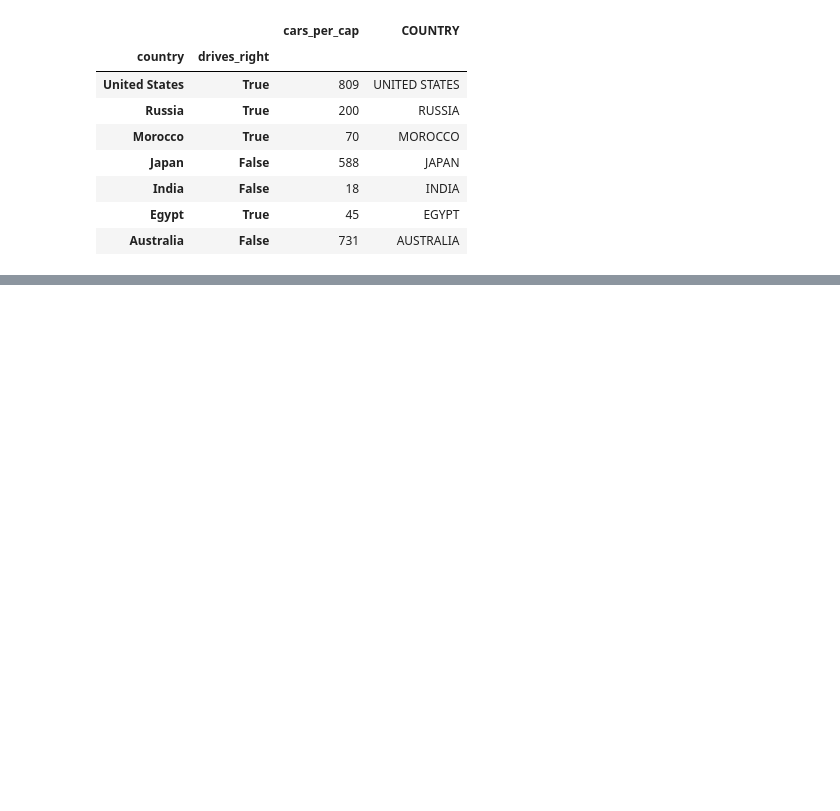
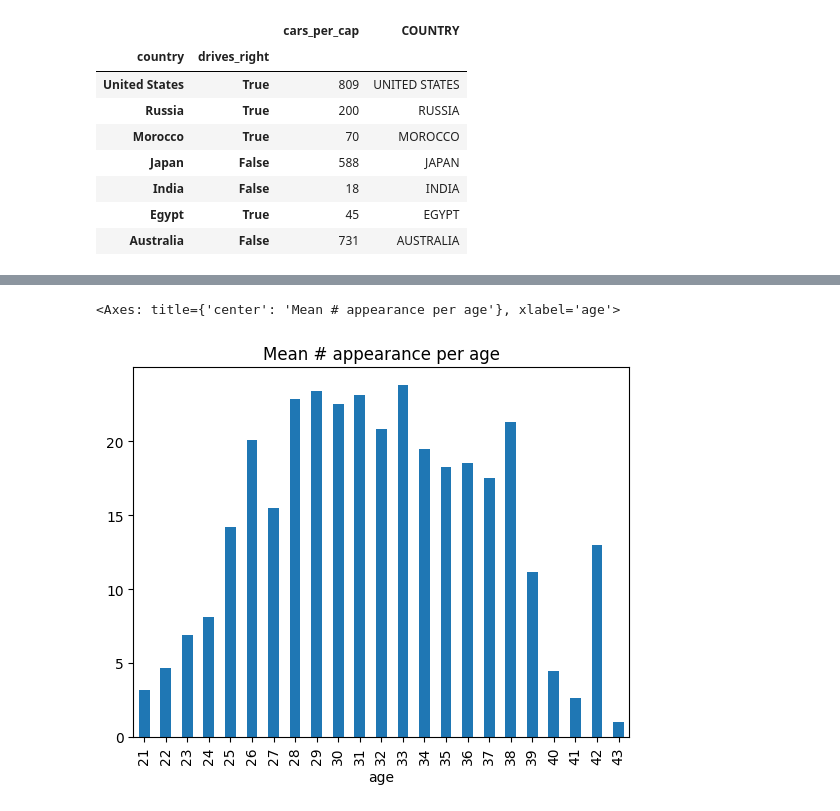
Before and after one commit to JeffBucker/DatacampDataAnalystTrack, a Jupyter notebook: 3. Data Manipulation with Pandas.ipynb, the cells around one changed output, grey strips where cells are left out. Drawn from its saved outputs; the diff is of its cells as text; code cells hidden in the pictures; blank space fills up the shorter version.

```diff
--- a/3. Data Manipulation with Pandas.ipynb
+++ b/3. Data Manipulation with Pandas.ipynb
@@ -298,0 +514,3 @@ cars_ind2.sort_index(level=["country", "drives_right"], ascending=[False, False]
+# %%
+avg_age_per_appearance = PLplayer.groupby("age")["appearances_overall"].mean()   # useful to get summary statistics
+avg_age_per_appearance
@@ -298,0 +535,6 @@ cars_ind2.sort_index(level=["country", "drives_right"], ascending=[False, False]
+# %%
+avg_age_per_appearance.plot(kind="bar",
+                            title="Mean # appearance per age")
+# %% [output]
+<Axes: title={'center': 'Mean # appearance per age'}, xlabel='age'>
+[figure, added]
```
Also changed, not shown: parts of 23 cells of this notebook, 2 other files.
